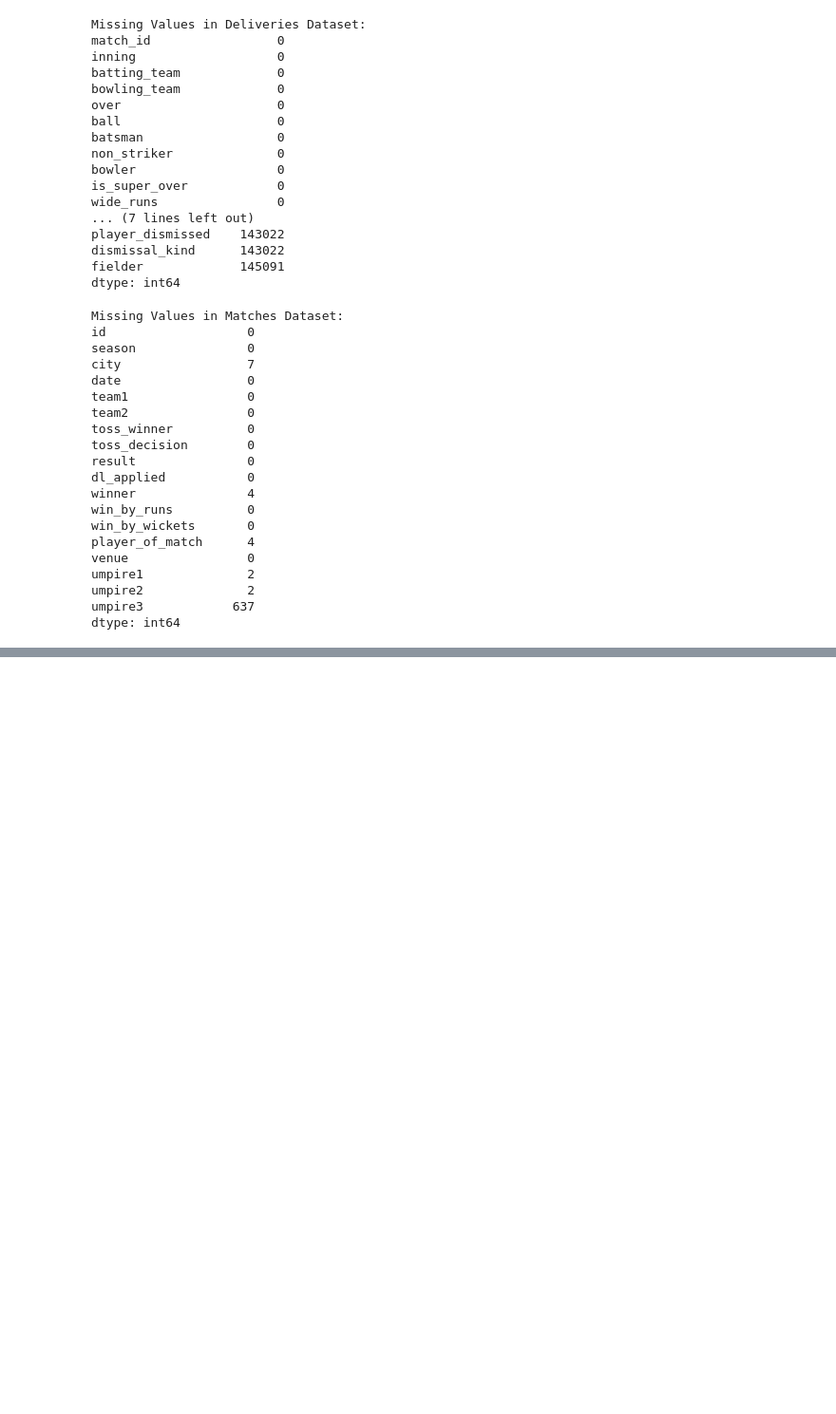
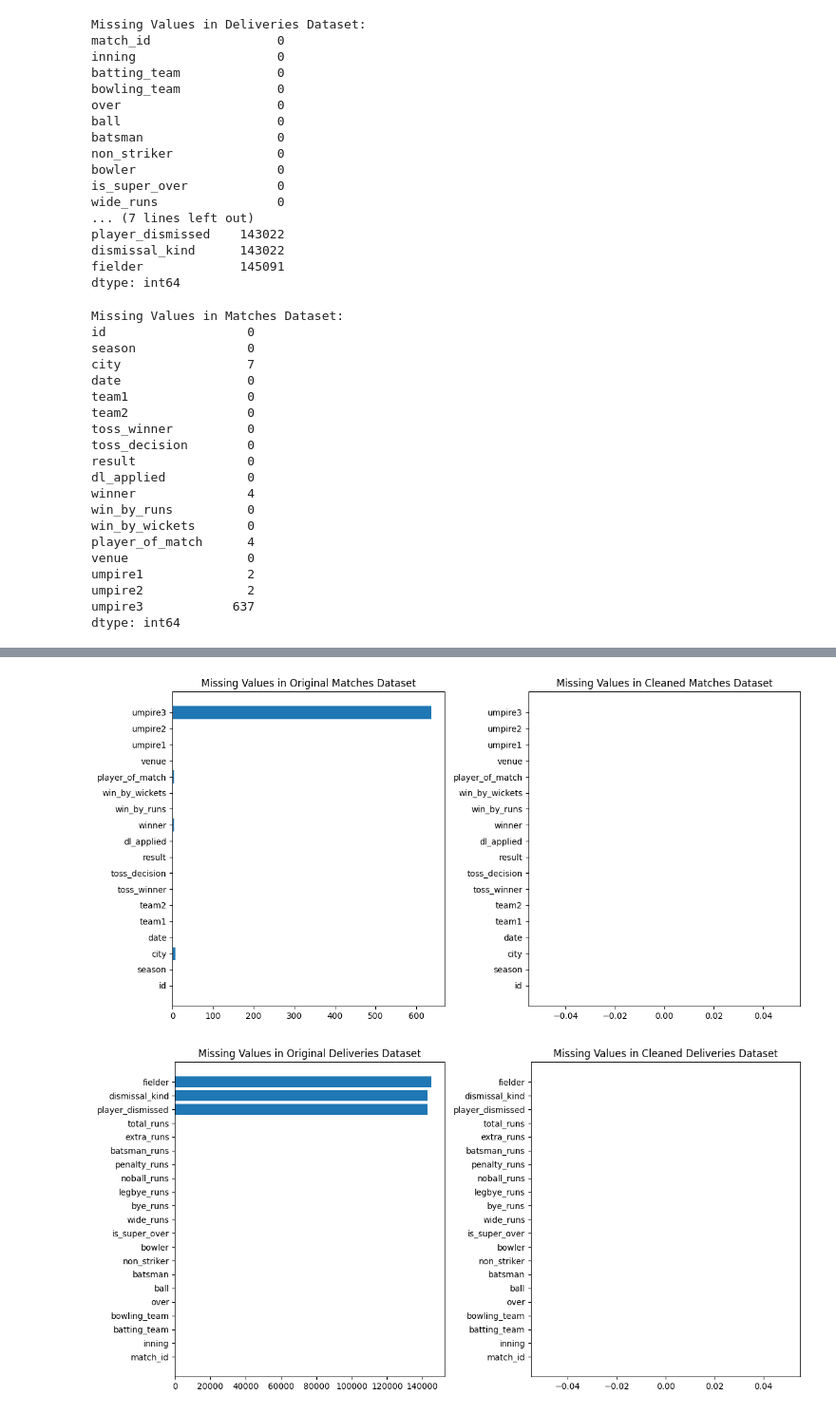
Before and after one commit to zalakkkkk05/CricketMatchPrediction, a Jupyter notebook: notebook/1_EDA.ipynb, the cells around one changed output, grey strips where cells are left out. Shown: that part at 95% size. Drawn from its saved outputs; the diff is of its cells as text; code cells hidden in the pictures; blank space fills up the shorter version.

Commit message:
Added visualizations for EDA, including Toss Decision vs Winner and missing values analysis

```diff
--- a/notebook/1_EDA.ipynb
+++ b/notebook/1_EDA.ipynb
@@ -87,0 +131,18 @@ deliveries_df.fillna({
+# %%
+
+# Load original datasets (adjusting the path)
+matches_df_original = pd.read_csv('D:/CricketMatchPrediction/Dataset/matches.csv')
+deliveries_df_original = pd.read_csv('D:/CricketMatchPrediction/Dataset/deliveries.csv')
+
+# Display the first few rows to verify
+print("Original Matches Dataset:")
+print(matches_df_original.head())
+print("\nOriginal Deliveries Dataset:")
+print(deliveries_df_original.head())
+
+# Check the missing values in the original dataset
+print("\nMissing Values in Original Matches Dataset:")
+print(matches_df_original.isnull().sum())
+
+print("\nMissing Values in Original Deliveries Dataset:")
+print(deliveries_df_original.isnull().sum())
@@ -87,0 +199,31 @@ deliveries_df.fillna({
+# %%
+# Visualizing the missing values comparison for Matches dataset
+fig, ax = plt.subplots(1, 2, figsize=(12, 6))
+
+# Plot missing values for Original Matches dataset
+ax[0].barh(matches_df_original.columns, matches_df_original.isnull().sum())
+ax[0].set_title('Missing Values in Original Matches Dataset')
+
+# Plot missing values for Cleaned Matches dataset
+ax[1].barh(matches_df.columns, matches_df.isnull().sum())
+ax[1].set_title('Missing Values in Cleaned Matches Dataset')
+
+plt.tight_layout()
+plt.show()
+
+# Visualizing the missing values comparison for Deliveries dataset
+fig, ax = plt.subplots(1, 2, figsize=(12, 6))
+
+# Plot missing values for Original Deliveries dataset
+ax[0].barh(deliveries_df_original.columns, deliveries_df_original.isnull().sum())
+ax[0].set_title('Missing Values in Original Deliveries Dataset')
+
+# Plot missing values for Cleaned Deliveries dataset
+ax[1].barh(deliveries_df.columns, deliveries_df.isnull().sum())
+ax[1].set_title('Missing Values in Cleaned Deliveries Dataset')
+
+plt.tight_layout()
+plt.show()
+# %% [output]
+[figure, added]
+[figure, added]
```
Also changed, not shown: parts of 16 cells of this notebook, 1 other file.
